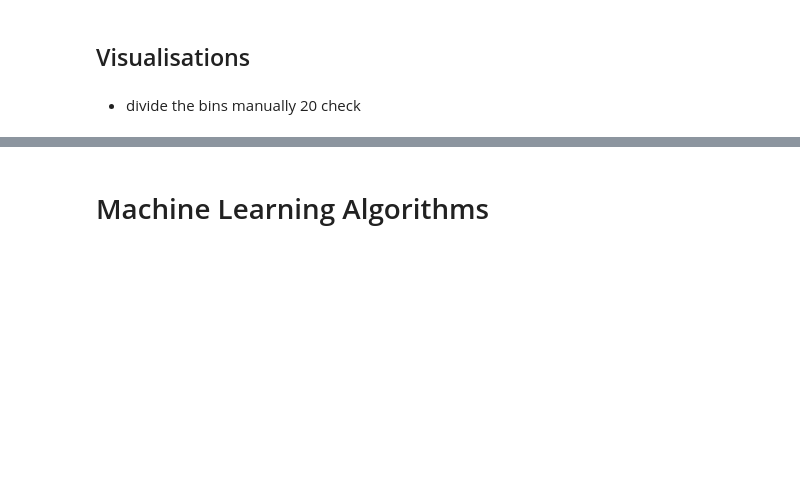
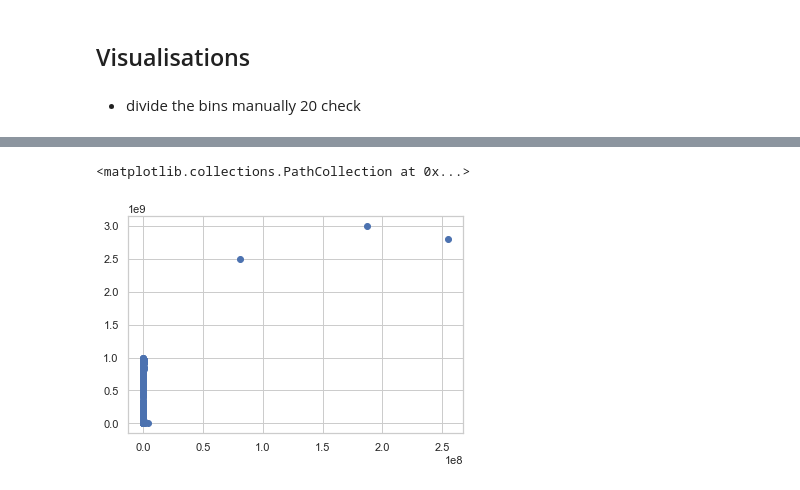
Before and after one commit to ethender/masterssemsterc, a Jupyter notebook: pricesprediction.ipynb, the cells around one changed output, grey strips where cells are left out. Cells and saved outputs as stored; diff of their text form; code cells hidden in the pictures; blank space fills up the shorter version.

```diff
--- a/pricesprediction.ipynb
+++ b/pricesprediction.ipynb
@@ -421,4 +419,7 @@ ax.set(xlabel='Resale');
 # %%
 train_data['TARGET_AMOUNT']=train_data['TARGET(PRICE_IN_LACS)']*100000
-# %% [markdown]
-# Machine Learning Algorithms
+# %%
+plt.scatter(train_data['SQUARE_FT'],train_data['TARGET_AMOUNT'])
+# %% [output]
+<matplotlib.collections.PathCollection at 0x...>
+[figure, added]
```
Also changed, not shown: parts of 172 cells of this notebook, 4 other files.
